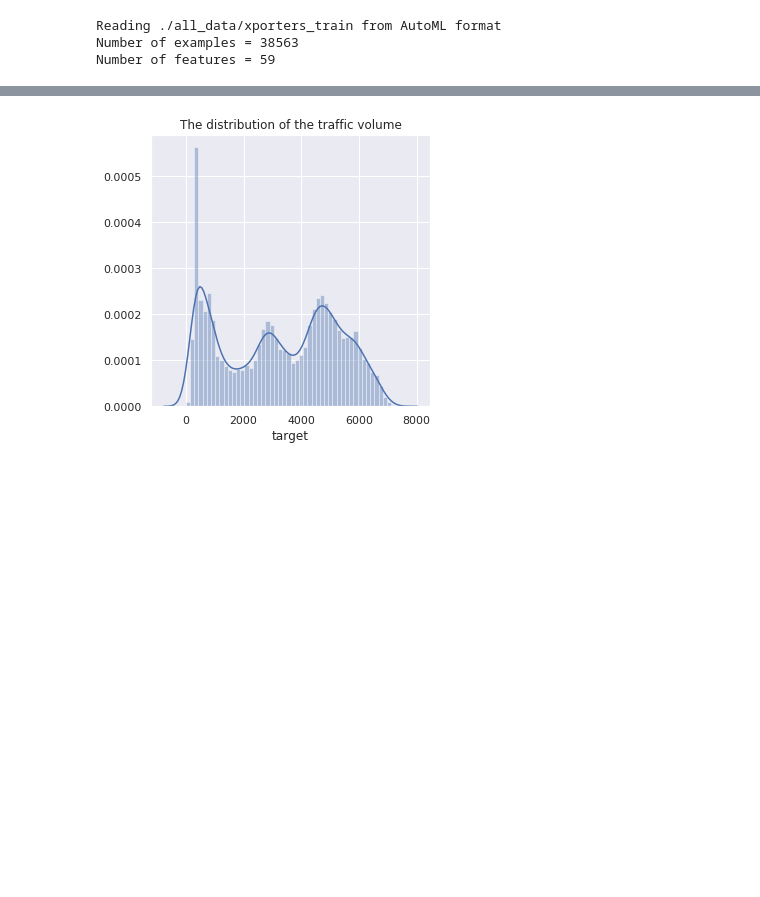
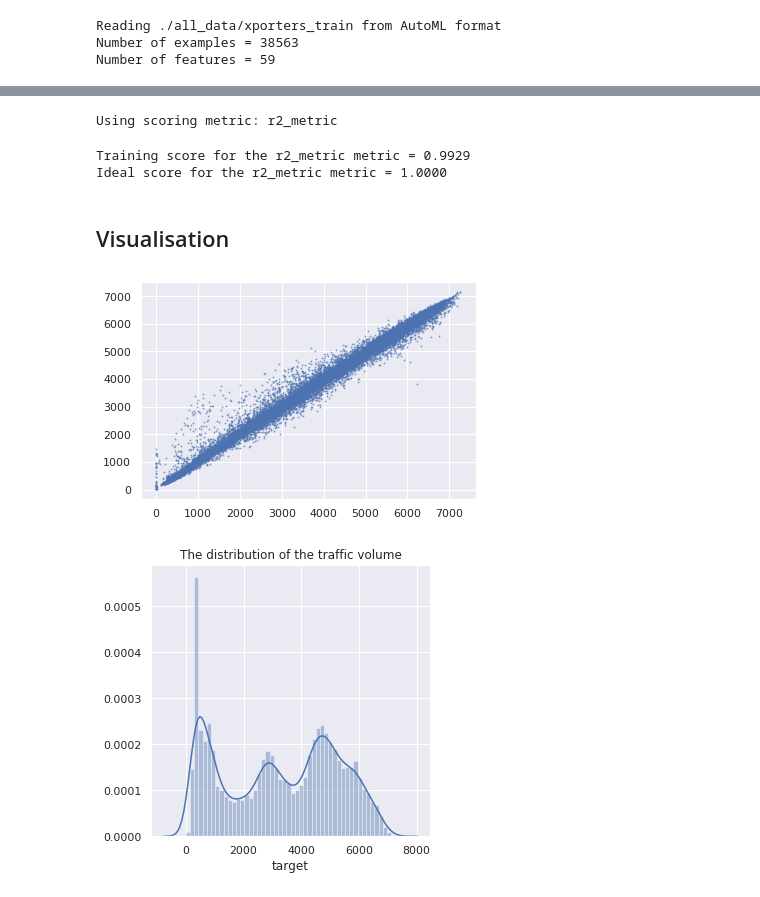
Before and after one commit to ktran11/scooter, a Jupyter notebook: starting_kit/CodeReview.ipynb, the cells around one changed output, grey strips where cells are left out. Drawn from its saved outputs; the diff is of its cells as text; code cells hidden in the pictures; blank space fills up the shorter version.

```diff
--- a/starting_kit/CodeReview.ipynb
+++ b/starting_kit/CodeReview.ipynb
@@ -26,3 +29,7 @@ data = read_as_df(data_dir  + '/' + data_name)
 Reading ./all_data/xporters_train from AutoML format
 Number of examples = 38563
 Number of features = 59
+# %%
+from data_manager import DataManager
+D = DataManager(data_name, data_dir, replace_missing=True)
+print(D)
@@ -28,0 +57,10 @@ Number of features = 59
+# %%
+M = model()
+trained_model_name = model_dir + data_name
+# %%
+X_train = D.data['X_train']
+Y_train = D.data['Y_train']
+if not(M.is_trained) : M.fit(X_train, Y_train)
+Y_hat_train = M.predict(D.data['X_train']) # Optional, not really needed to test on taining examples
+Y_hat_valid = M.predict(D.data['X_valid'])
+Y_hat_test = M.predict(D.data['X_test'])
@@ -29,3 +70,22 @@ Number of features = 59
+# %%
+from libscores import get_metric
+metric_name, scoring_function = get_metric()
+print('Using scoring metric:', metric_name)
+# %% [output]
+Using scoring metric: r2_metric
+# %%
+print('Training score for the', metric_name, 'metric = %5.4f' % scoring_function(Y_train, Y_hat_train))
+print('Ideal score for the', metric_name, 'metric = %5.4f' % scoring_function(Y_train, Y_train))
+# %% [output]
+Training score for the r2_metric metric = 0.9929
+Ideal score for the r2_metric metric = 1.0000
+# %% [markdown]
+## Visualisation
+# %%
+plt.scatter(Y_train, Y_hat_train, alpha ='0.5', s = 1 )
+plt.show()
+# %% [output]
+[figure, added]
 # %%
 plt.figure(figsize = (5,5))
 sns.distplot(data['target'], bins=50)
```
Also changed, not shown: parts of 16 cells of this notebook, 4 other files.
